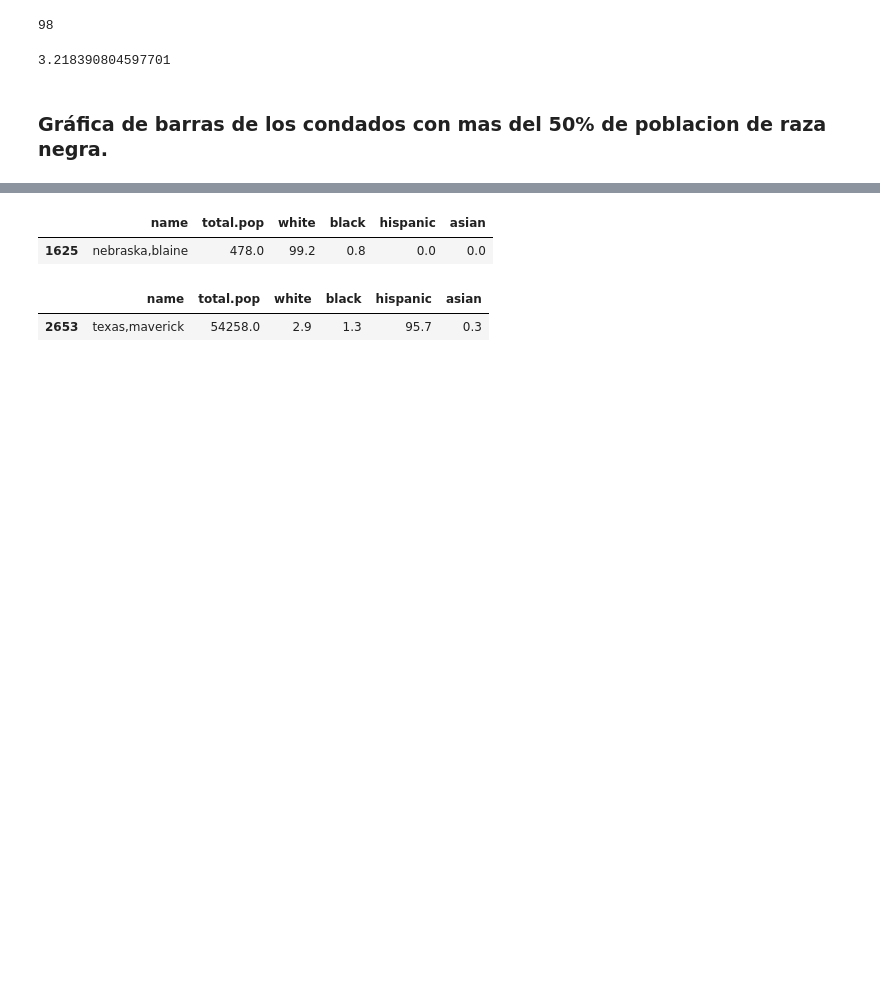
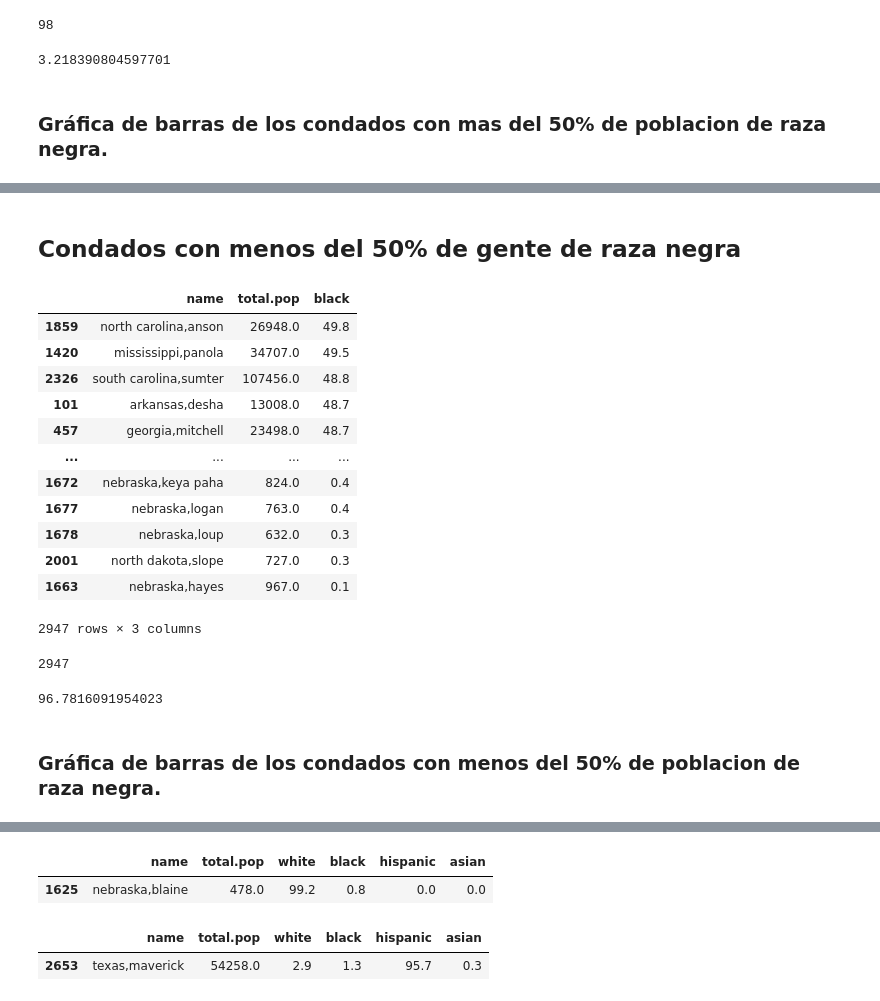
Before and after one commit to giocarro/Ciencia_de_datos, a Jupyter notebook: Pandas_tarea_1.ipynb, the cells around one changed output, grey strips where cells are left out. Cells and saved outputs as stored; diff of their text form; code cells hidden in the pictures; blank space fills up the shorter version.

```diff
--- a/Pandas_tarea_1.ipynb
+++ b/Pandas_tarea_1.ipynb
@@ -349,3 +349,34 @@ fig_bl1.update_layout(
 fig_bl1.show()
 # %% [output]
 [interactive output not drawn]
+# %% [markdown]
+## Condados con menos del 50% de gente de raza negra
+# %%
+df_bl2 = df_bl.loc[df_bl['black'] < 50].sort_values('black', ascending = False)
+df_bl2
+# %% [output]
+|  | name | total.pop | black |
+| 1859 | north carolina,anson | 26948.0 | 49.8 |
+| 1420 | mississippi,panola | 34707.0 | 49.5 |
+| 2326 | south carolina,sumter | 107456.0 | 48.8 |
+| 101 | arkansas,desha | 13008.0 | 48.7 |
+| 457 | georgia,mitchell | 23498.0 | 48.7 |
+| ... | ... | ... | ... |
+| 1672 | nebraska,keya paha | 824.0 | 0.4 |
+| 1677 | nebraska,logan | 763.0 | 0.4 |
+| 1678 | nebraska,loup | 632.0 | 0.3 |
+| 2001 | north dakota,slope | 727.0 | 0.3 |
+| 1663 | nebraska,hayes | 967.0 | 0.1 |
+2947 rows × 3 columns
+# %%
+#Cantidad de condados con menos del 50% con gente de raza negra
+len(df_bl2['name'])
+# %% [output]
+2947
+# %%
+#Porcentaje de condados donde mas del 50% de la poblacion es de raza blanca
+len(df_bl2['name'])/len(df1['name'])*100
+# %% [output]
+96.7816091954023
+# %% [markdown]
+### Gráfica de barras de los condados con menos del 50% de poblacion de raza negra.
```
Also changed, not shown: parts of 5 cells of this notebook.
